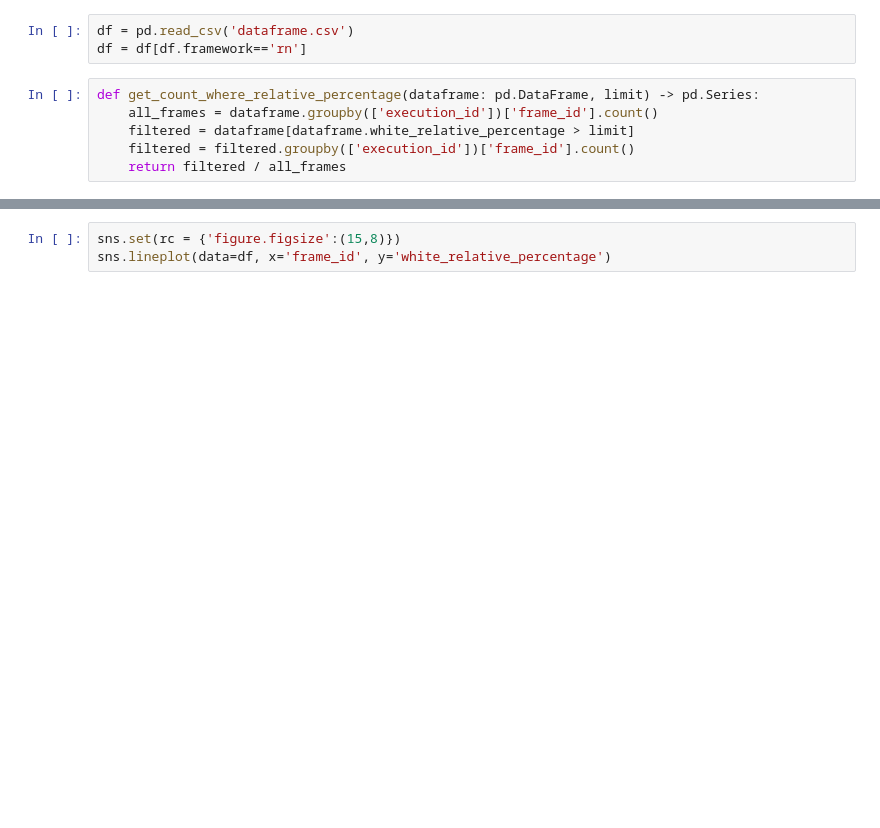
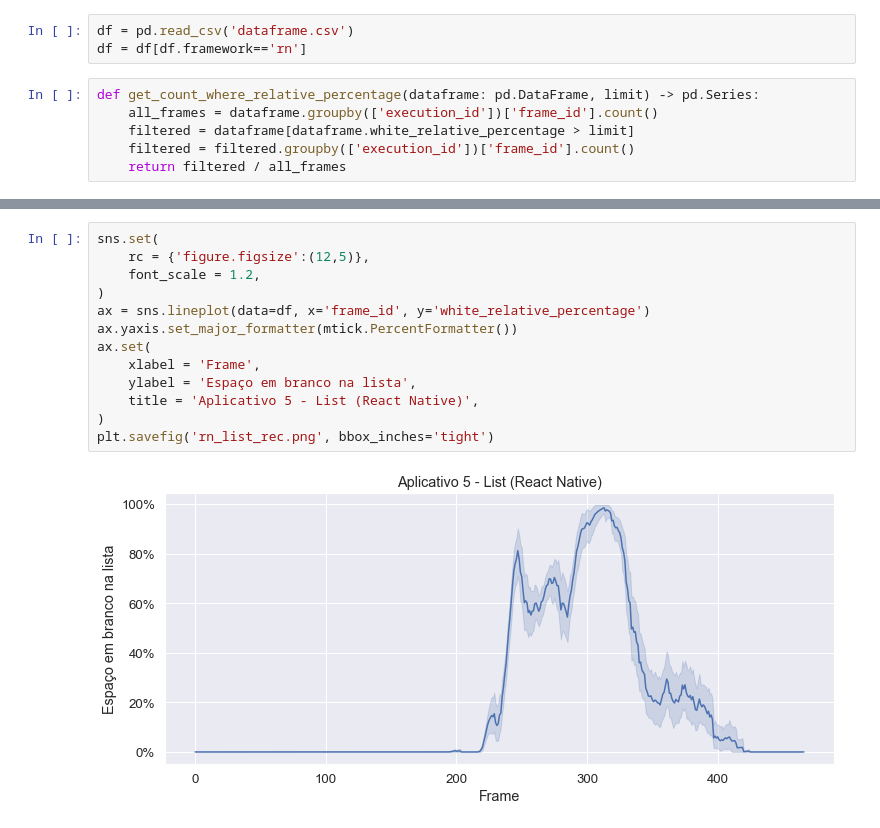
Before and after one commit to collbreno/flutter-vs-react-native, a Jupyter notebook: scripts/blank_stats_analyzer/main.ipynb, the cells around one changed output, grey strips where cells are left out. Cells and saved outputs as stored; diff of their text form; blank space fills up the shorter version.

```diff
--- a/scripts/blank_stats_analyzer/main.ipynb
+++ b/scripts/blank_stats_analyzer/main.ipynb
@@ -31,4 +33,16 @@ Maior que  Média   Desvio padrão
 ---------  ------  -------------
-# %%
-sns.set(rc = {'figure.figsize':(15,8)})
-sns.lineplot(data=df, x='frame_id', y='white_relative_percentage')
+# %%
+sns.set(
+    rc = {'figure.figsize':(12,5)},
+    font_scale = 1.2,
+)
+ax = sns.lineplot(data=df, x='frame_id', y='white_relative_percentage')
+ax.yaxis.set_major_formatter(mtick.PercentFormatter())
+ax.set(
+    xlabel = 'Frame',
+    ylabel = 'Espaço em branco na lista',
+    title = 'Aplicativo 5 - List (React Native)',
+)
+plt.savefig('rn_list_rec.png', bbox_inches='tight')
+# %% [output]
+[figure, added]
```
Also changed, not shown: parts of 2 cells of this notebook, 7 other files.
